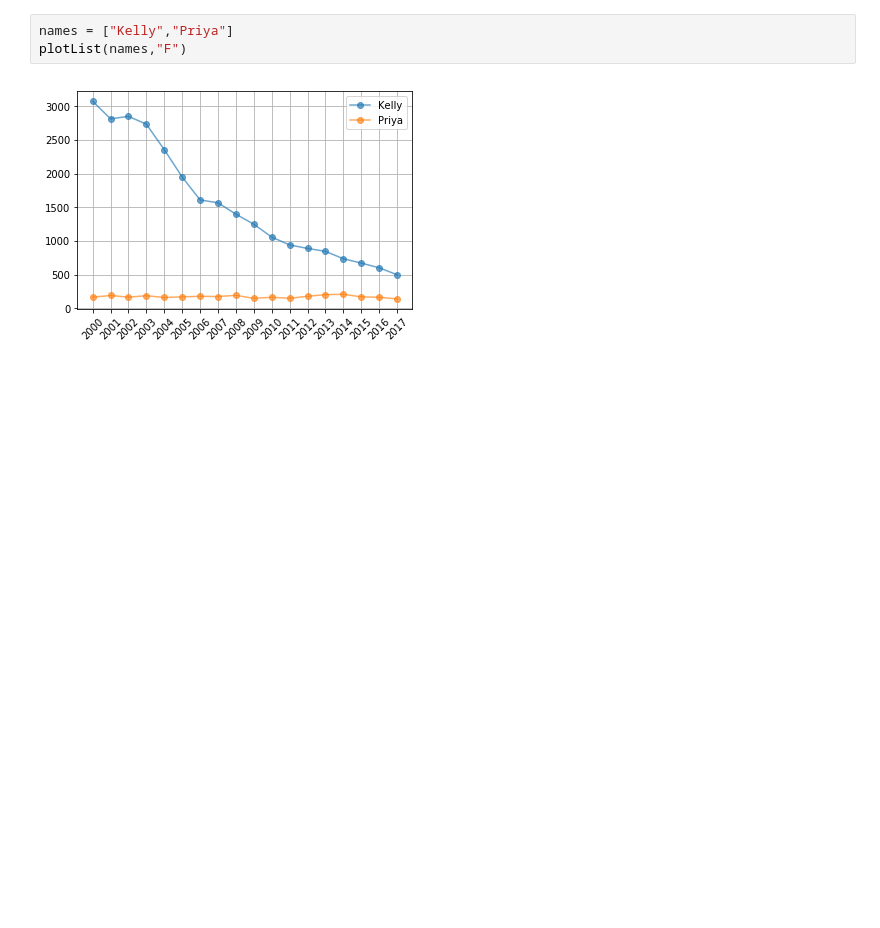
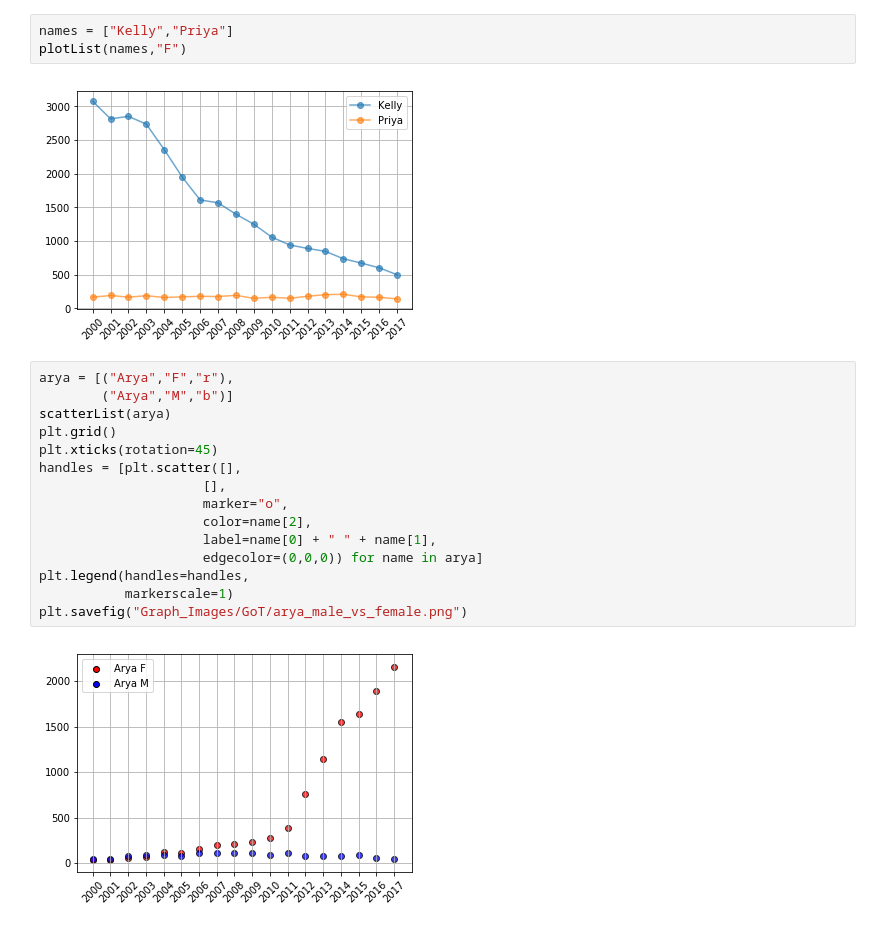
Before and after one commit to nsetnik0703/nightwatch, a Jupyter notebook: NamesGoTmatplot.ipynb, the cells around one changed output. Saved outputs shown, nothing was run; the diff lists cells and outputs as text; blank space fills up the shorter version.

Commit message:
arya male vs female US

```diff
--- a/NamesGoTmatplot.ipynb
+++ b/NamesGoTmatplot.ipynb
@@ -401,3 +403,20 @@ names = ["Kelly","Priya"]
 plotList(names,"F")
 # %% [output]
 [figure]
+# %%
+arya = [("Arya","F","r"),
+        ("Arya","M","b")]
+scatterList(arya)
+plt.grid()
+plt.xticks(rotation=45)
+handles = [plt.scatter([],
+                     [],
+                     marker="o",
+                     color=name[2],
+                     label=name[0] + " " + name[1],
+                     edgecolor=(0,0,0)) for name in arya]
+plt.legend(handles=handles,
+           markerscale=1)
+plt.savefig("Graph_Images/GoT/arya_male_vs_female.png")
+# %% [output]
+[figure, added]
```
Also changed, not shown: parts of 4 cells of this notebook, 2 other files.
